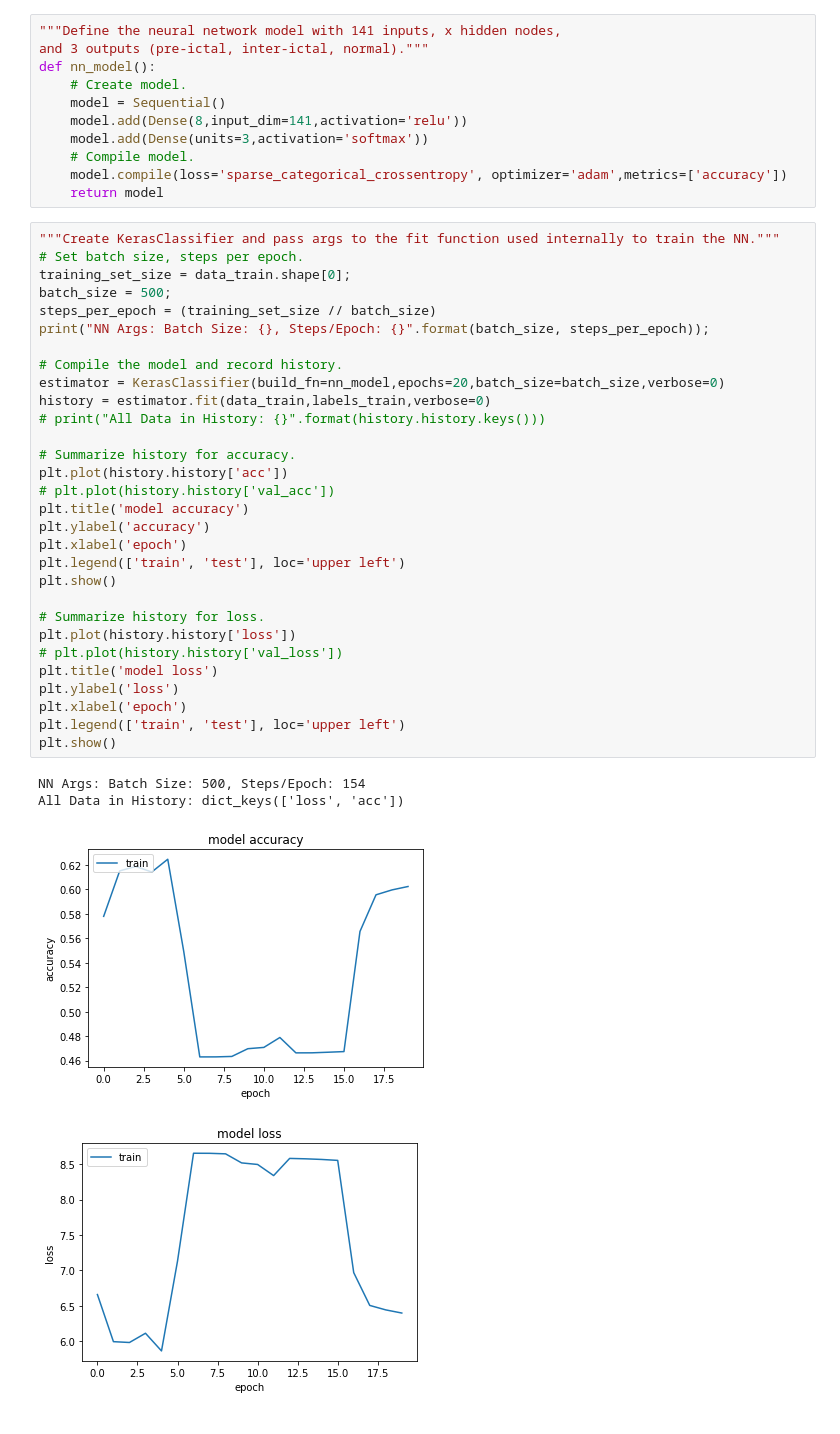
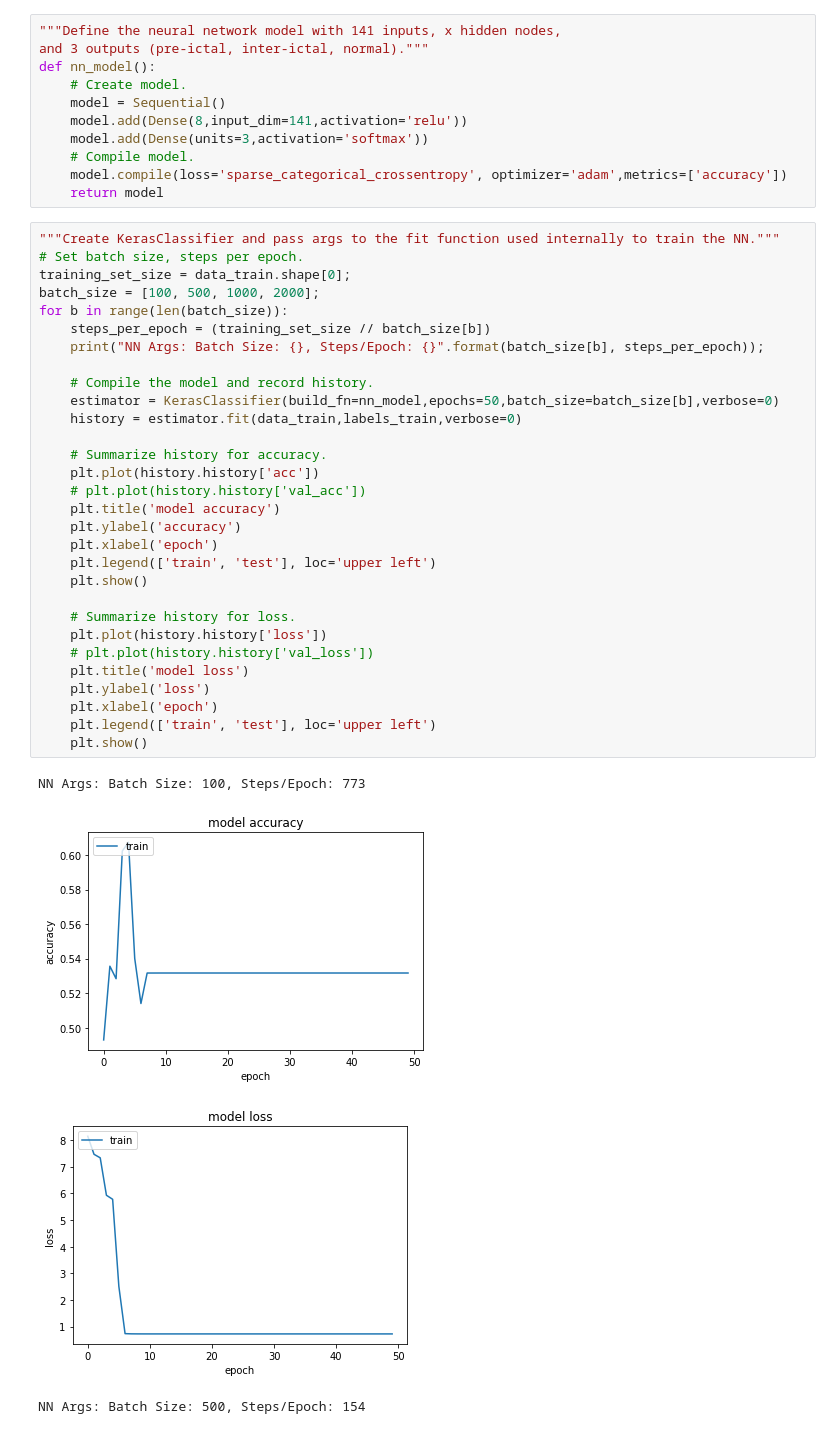
Before and after one commit to senane/ADELPHI, a Jupyter notebook: tensorflow_cnn.ipynb, the cells around one changed output. Cells and saved outputs as stored; diff of their text form.

Commit message:
Achieving some interesting results from different batch sizes but accuracy hovering around 65%...will need to run further trials with varied hyperparameters to achieve better outcome.

```diff
--- a/tensorflow_cnn.ipynb
+++ b/tensorflow_cnn.ipynb
@@ -62,35 +62,35 @@ def nn_model():
 # %%
 """Create KerasClassifier and pass args to the fit function used internally to train the NN."""
 # Set batch size, steps per epoch.
 training_set_size = data_train.shape[0];
-batch_size = 500;
-steps_per_epoch = (training_set_size // batch_size)
-print("NN Args: Batch Size: {}, Steps/Epoch: {}".format(batch_size, steps_per_epoch));
+batch_size = [100, 500, 1000, 2000];
+for b in range(len(batch_size)):
+    steps_per_epoch = (training_set_size // batch_size[b])
+    print("NN Args: Batch Size: {}, Steps/Epoch: {}".format(batch_size[b], steps_per_epoch));
 
-# Compile the model and record history.
-estimator = KerasClassifier(build_fn=nn_model,epochs=20,batch_size=batch_size,verbose=0)
-history = estimator.fit(data_train,labels_train,verbose=0)
-# print("All Data in History: {}".format(history.history.keys()))
+    # Compile the model and record history.
+    estimator = KerasClassifier(build_fn=nn_model,epochs=50,batch_size=batch_size[b],verbose=0)
+    history = estimator.fit(data_train,labels_train,verbose=0)
 
-# Summarize history for accuracy.
-plt.plot(history.history['acc'])
-# plt.plot(history.history['val_acc'])
-plt.title('model accuracy')
-plt.ylabel('accuracy')
-plt.xlabel('epoch')
-plt.legend(['train', 'test'], loc='upper left')
-plt.show()
+    # Summarize history for accuracy.
+    plt.plot(history.history['acc'])
+    # plt.plot(history.history['val_acc'])
+    plt.title('model accuracy')
+    plt.ylabel('accuracy')
+    plt.xlabel('epoch')
+    plt.legend(['train', 'test'], loc='upper left')
+    plt.show()
 
-# Summarize history for loss.
-plt.plot(history.history['loss'])
-# plt.plot(history.history['val_loss'])
-plt.title('model loss')
-plt.ylabel('loss')
-plt.xlabel('epoch')
-plt.legend(['train', 'test'], loc='upper left')
-plt.show()
+    # Summarize history for loss.
+    plt.plot(history.history['loss'])
+    # plt.plot(history.history['val_loss'])
+    plt.title('model loss')
+    plt.ylabel('loss')
+    plt.xlabel('epoch')
+    plt.legend(['train', 'test'], loc='upper left')
+    plt.show()
 # %% [output]
-NN Args: Batch Size: 500, Steps/Epoch: 154
-All Data in History: dict_keys(['loss', 'acc'])
+NN Args: Batch Size: 100, Steps/Epoch: 773
-[figure, old version]
+[figure, new version]
-[figure, old version]
+[figure, new version]
+NN Args: Batch Size: 500, Steps/Epoch: 154
```
Also changed, not shown: parts of 2 cells of this notebook.
